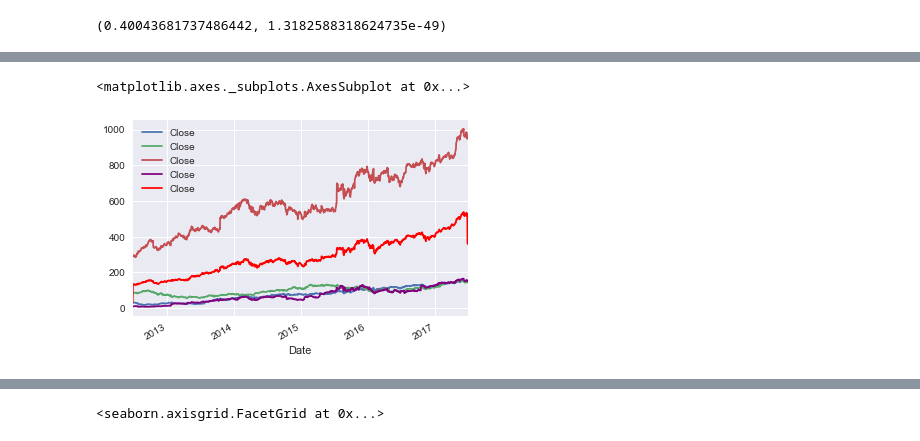
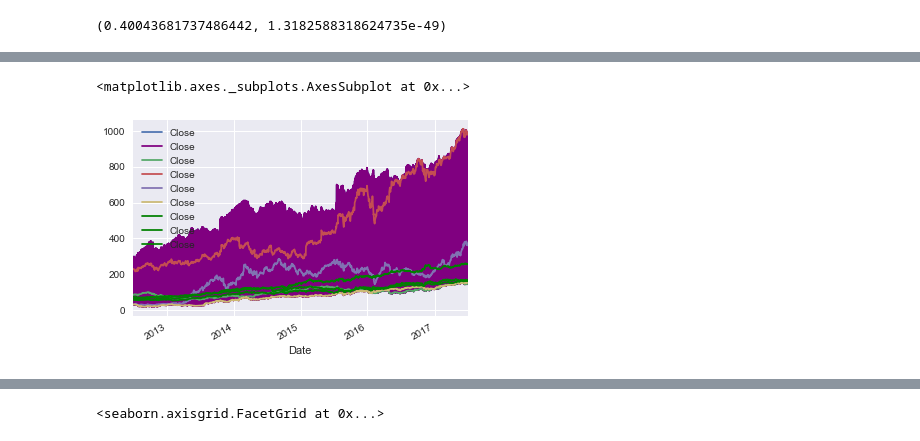
Before and after one commit to mzewalina/stock_analysis, a Jupyter notebook: tech_stocks.ipynb, the cells around one changed output, grey strips where cells are left out. Cells and saved outputs as stored; diff of their text form; code cells hidden in the pictures.

```diff
--- a/tech_stocks.ipynb
+++ b/tech_stocks.ipynb
@@ -76,3 +91,6 @@ TypeError: ufunc 'subtract' did not contain a loop with signature matching types
 goog['abspc_change']=(abs((goog['Open'] - goog['Close'])/goog['Open'] ))*100
 goog['change']=(goog['Open'] - goog['Close'])
 goog['pc_change']=(goog['Open'] - goog['Close'])/goog['Open']*100
+rtn['abspc_change']=(abs((rtn['Open'] - rtn['Close'])/rtn['Open'] ))*100
+rtn['change']=(rtn['Open'] - rtn['Close'])
+rtn['pc_change']=(rtn['Open'] - rtn['Close'])/rtn['Open']*100
@@ -85,0 +146,11 @@ tesla.tail(2)
+# %%
+aapl['name']='apple'
+tesla['name']='tesla'
+lll['name']='l3'
+rtn['name']='raytheon'
+ng['name']='northrup'
+goog['name']='google'
+amzn['name']='amazon'
+fbdata['name']='facebook'
+aapl['name']='aapl'
+aapl
@@ -86,3 +206,15 @@ tesla.tail(2)
+# %%
+aapl['Nclose']= preprocessing.MinMaxScaler((0,1)).fit_transform(aapl['Close'])
+goog['Nclose']= preprocessing.MinMaxScaler((0,1)).fit_transform(goog['Close'])
+amzn['Nclose']= preprocessing.MinMaxScaler((0,1)).fit_transform(amzn['Close'])
+tesla['Nclose']= preprocessing.MinMaxScaler((0,1)).fit_transform(tesla['Close'])
+lll['Nclose']= preprocessing.MinMaxScaler((0,1)).fit_transform(lll['Close'])
+rtn['Nclose']= preprocessing.MinMaxScaler((0,1)).fit_transform(rtn['Close'])
+ng['Nclose']= preprocessing.MinMaxScaler((0,1)).fit_transform(ng['Close'])
+fbdata['Nclose']= preprocessing.MinMaxScaler((0,1)).fit_transform(fbdata['Close'])
+aapl['Nclose']= preprocessing.MinMaxScaler((0,1)).fit_transform(aapl['Close'])
 # %%
 techs=pd.concat([amzn, goog, aapl, fbdata, tesla])  #leaving out netflix bc it work work.
-techs= techs.groupby(techs.index).mean()
+#techs= techs.groupby(techs.index).mean()
+defs=pd.concat([rtn, ng, lll])
+#defs=defs.groupby(defs.index).mean()
@@ -254,12 +399,14 @@ tesla[['Close']].plot(ax=ax)
 # %%
-ax=fbdata[['Close']].plot()
+
+ax=goog[['Close']].plot()
+techs[['Close']].plot(ax=ax, color='purple')
 aapl[['Close']].plot(ax=ax)
-#goog[['Close']].plot(ax=ax)
-goog[['Close']].plot(ax=ax)
-#tesla[['Close']].plot(ax=ax, color='red')
-nf[['Close']].plot(ax=ax, color='purple')
-techs[['Close']].plot(ax=ax, color='red')
-###i should normalize this-- google is dominating
+amzn[['Close']].plot(ax=ax)
+tesla[['Close']].plot(ax=ax)
+fbdata[['Close']].plot(ax=ax)
+lll[['Close']].plot(ax=ax, color='green')
+ng[['Close']].plot(ax=ax, color='green')
+rtn[['Close']].plot(ax=ax, color='green')
 # %% [output]
 <matplotlib.axes._subplots.AxesSubplot at 0x...>
-[figure, old version]
+[figure, new version]
```
Also changed, not shown: parts of 59 cells of this notebook.
